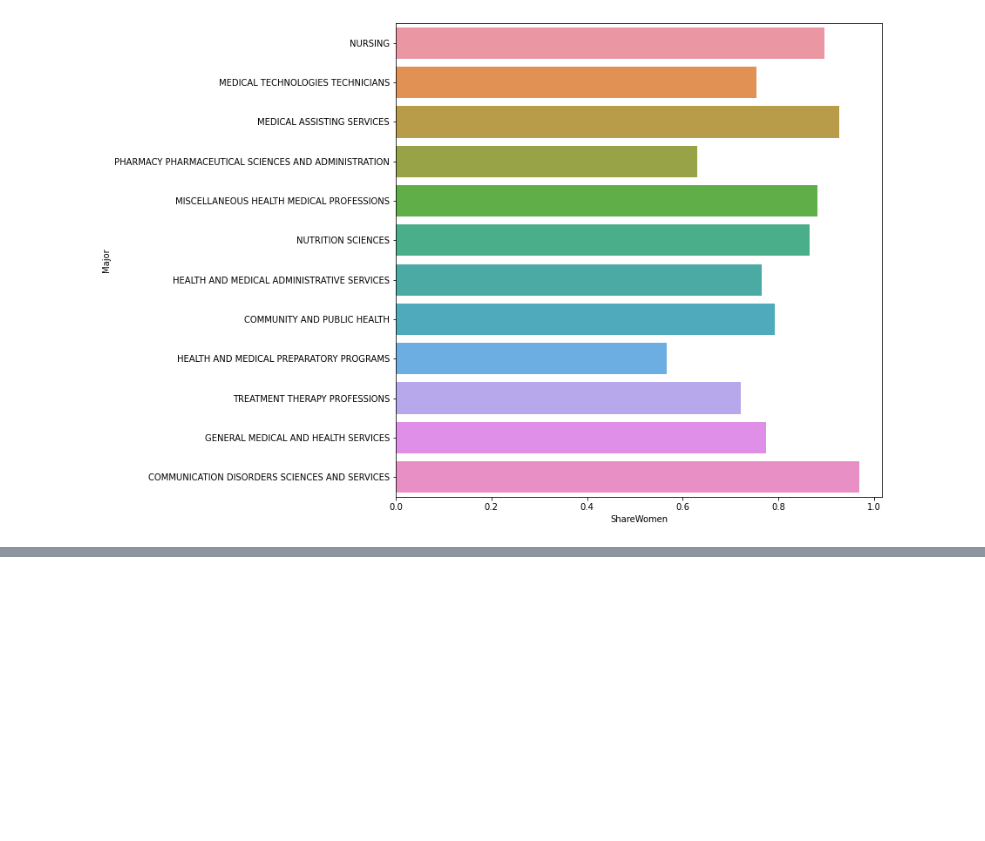
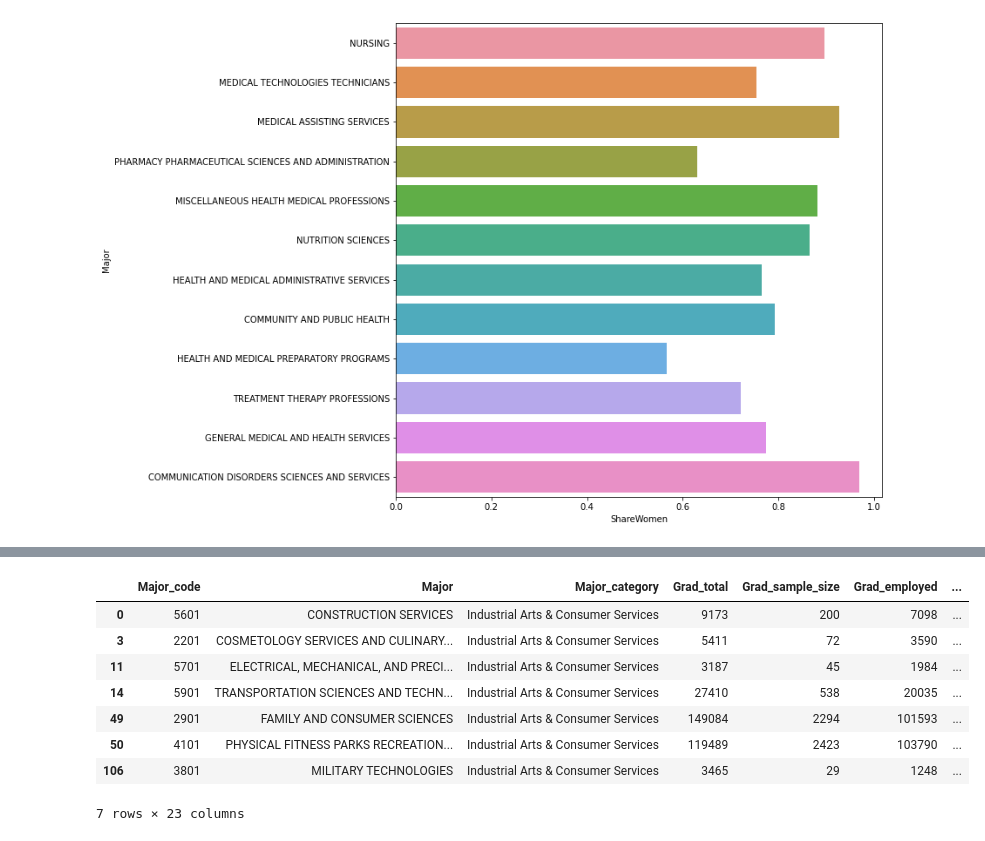
Before and after one commit to jhaarala23/dasc2103project, a Jupyter notebook: analysis_for_project.ipynb, the cells around one changed output, grey strips where cells are left out. Cells and saved outputs as stored; diff of their text form; code cells hidden in the pictures; blank space fills up the shorter version.

```diff
--- a/analysis_for_project.ipynb
+++ b/analysis_for_project.ipynb
@@ -123,0 +157,12 @@ sns.barplot(x = 'ShareWomen', y = 'Major', data = majors_health, orient = 'h', c
+# %%
+grad_df[grad_df['Major_category'] == 'Industrial Arts & Consumer Services']
+# %% [output]
+|  | Major_code | Major | Major_category | Grad_total | Grad_sample_size | Grad_employed | ... |
+| 0 | 5601 | CONSTRUCTION SERVICES | Industrial Arts & Consumer Services | 9173 | 200 | 7098 | ... |
+| 3 | 2201 | COSMETOLOGY SERVICES AND CULINARY... | Industrial Arts & Consumer Services | 5411 | 72 | 3590 | ... |
+| 11 | 5701 | ELECTRICAL, MECHANICAL, AND PRECI... | Industrial Arts & Consumer Services | 3187 | 45 | 1984 | ... |
+| 14 | 5901 | TRANSPORTATION SCIENCES AND TECHN... | Industrial Arts & Consumer Services | 27410 | 538 | 20035 | ... |
+| 49 | 2901 | FAMILY AND CONSUMER SCIENCES | Industrial Arts & Consumer Services | 149084 | 2294 | 101593 | ... |
+| 50 | 4101 | PHYSICAL FITNESS PARKS RECREATION... | Industrial Arts & Consumer Services | 119489 | 2423 | 103790 | ... |
+| 106 | 3801 | MILITARY TECHNOLOGIES | Industrial Arts & Consumer Services | 3465 | 29 | 1248 | ... |
+7 rows × 23 columns
```
Also changed, not shown: parts of 5 cells of this notebook.
